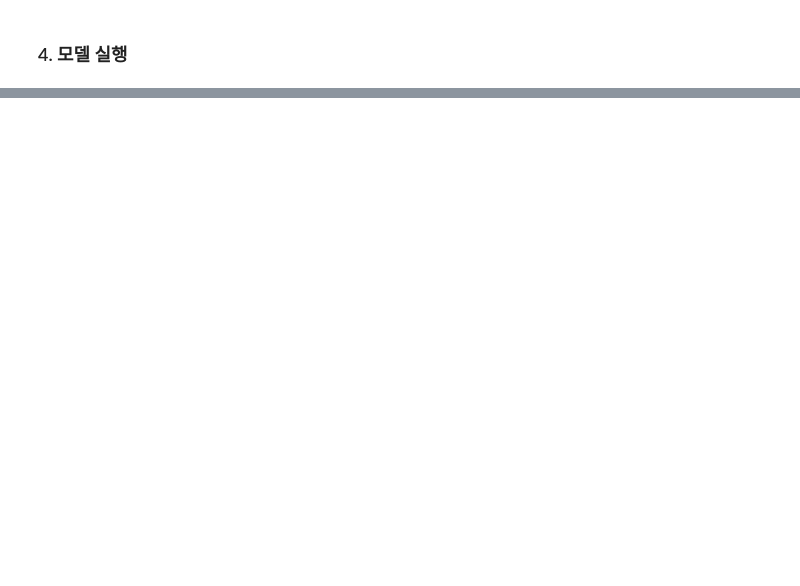
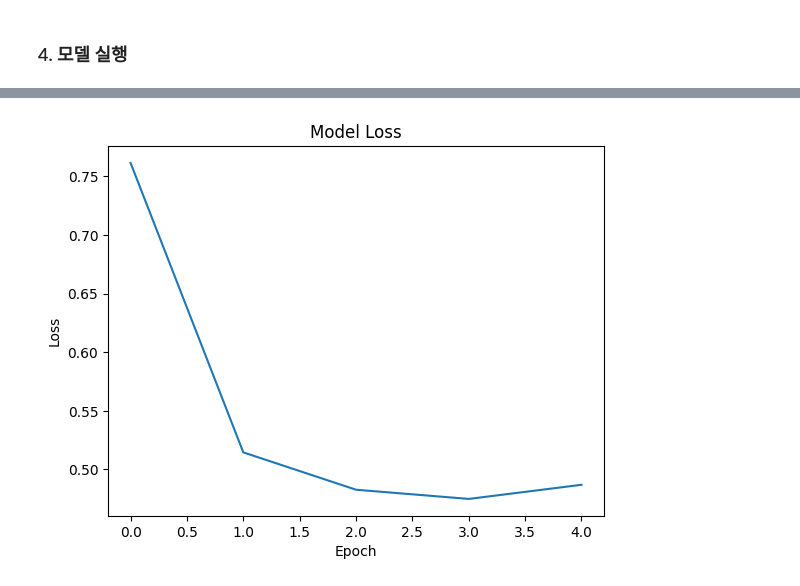
Before and after one commit to MoriartyKang/DL, a Jupyter notebook: easy_deep_learning_principle.ipynb, the cells around one changed output, grey strips where cells are left out. Cells and saved outputs as stored; diff of their text form; code cells hidden in the pictures; blank space fills up the shorter version.

```diff
--- a/easy_deep_learning_principle.ipynb
+++ b/easy_deep_learning_principle.ipynb
@@ -18,8 +19,14 @@ import numpy as np
 !git clone https://github.com/taehojo/data.git #환자 정보 데이터 구글코랩에 저장
 
 Data_set = np.loadtxt("./data/ThoraricSurgery3.csv", delimiter=",") #CSV 데이터 파일 불러오기
-X = Data_set[:,0:16] #환자의 상태 기록 X
-y = Data_set[:,16] #수술 1년후 사망/생존 여부 Y
+
+# X = Data_set[:,0:16] #환자의 상태 기록 X
+# y = Data_set[:,16] #수술 1년후 사망/생존 여부 Y
+X = Data_set[:,0:16]
+Y = Data_set[:,16]
+
+
+train_input, test_input, train_target, test_target = train_test_split(X, Y, random_state=42)
 # %% [output]
 Cloning into 'data'...
 remote: Enumerating objects: 36, done.
@@ -60,6 +107,6 @@ Model: "sequential"
 ### 4. 모델 실행
 # %%
 model.compile(loss='binary_crossentropy', optimizer='adam', metrics=['accuracy'])
-history=model.fit(X, y, epochs=5, batch_size=16)
+history=model.fit(X, Y, epochs=5, batch_size=16)
 # %% [output]
 Epoch 1/5
@@ -74,0 +135,9 @@ Epoch 5/5
+# %%
+import matplotlib.pyplot as plt
+plt.plot(history.history['loss'])
+plt.xlabel('Epoch') # X값
+plt.ylabel('Loss') # Y값
+plt.title('Model Loss') # 타이틀
+plt.show()
+# %% [output]
+[figure, added]
```
Also changed, not shown: parts of 10 cells of this notebook.
